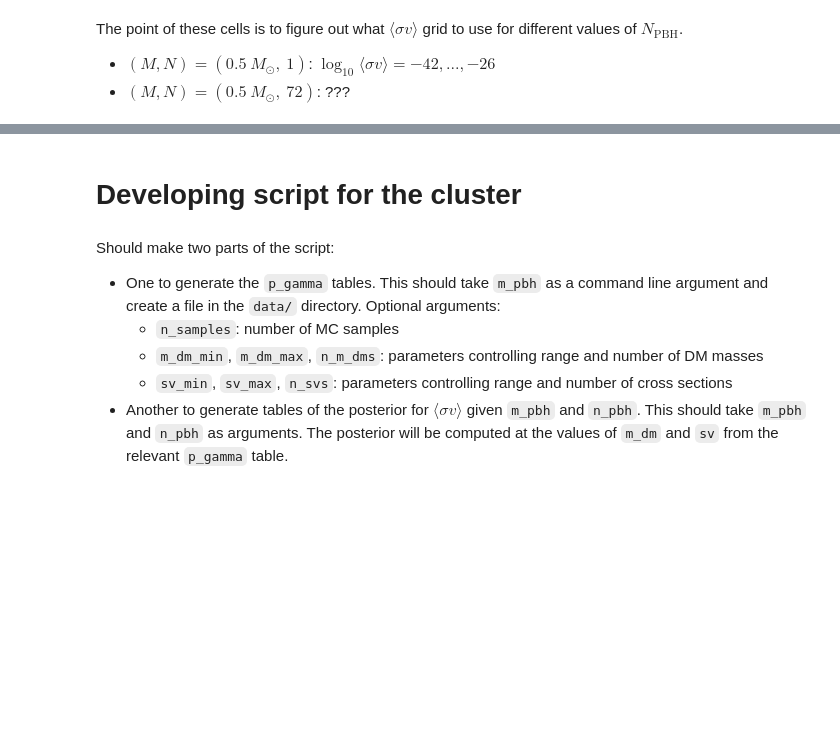
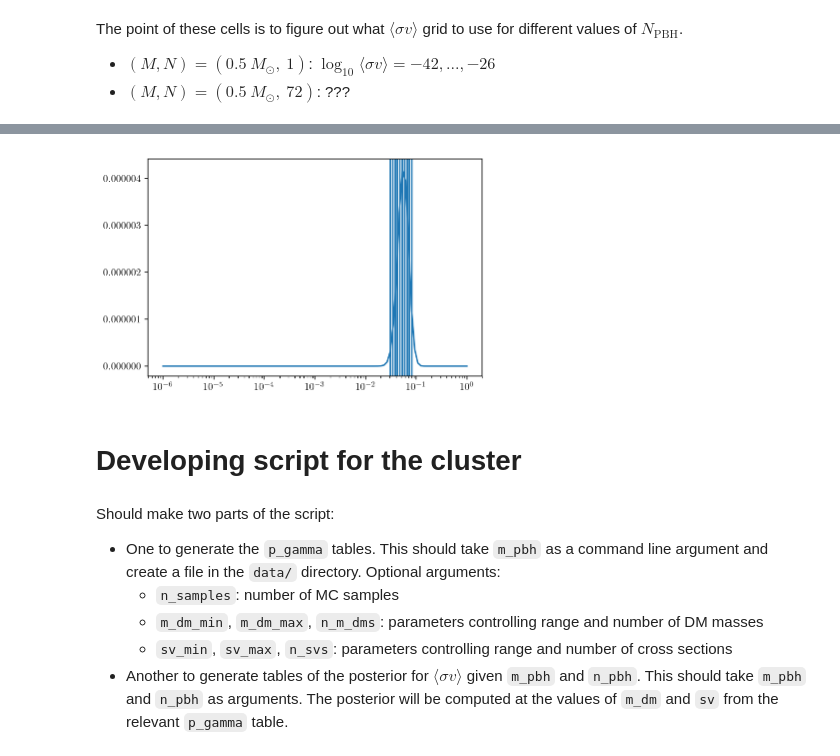
Before and after one commit to adam-coogan/pbhs_vs_wimps, a Jupyter notebook: detecting_dm_with_pbhs_08_feb_2019.ipynb, the cells around one changed output, grey strips where cells are left out. Saved outputs shown, nothing was run; the diff lists cells and outputs as text; code cells hidden in the pictures; blank space fills up the shorter version.

```diff
--- a/detecting_dm_with_pbhs_08_feb_2019.ipynb
+++ b/detecting_dm_with_pbhs_08_feb_2019.ipynb
@@ -114,0 +119,4 @@ os.system("say 'Did it!'")
+# %%
+# Load p_gamma table
+svs, m_dms, p_gamma, p_gamma_err = load_p_gamma(m_pbh)
+m_dm_mg, sv_mg = np.meshgrid(m_dms, svs)
@@ -115,3 +185,17 @@ os.system("say 'Did it!'")
+# %%
+idx = 18
+plt.xscale("log")
+plt.plot(fs, post_integrand_vals[:, idx])
+for f in get_f_samples(fs, post_integrand_vals[:, idx]):
+    plt.axvline(f)
+
+# d = (np.sign(np.max(post_integrand_vals[:, idx])*0.25 - post_integrand_vals[:-1, idx]) -
+#      np.sign(np.max(post_integrand_vals[:, idx])*0.25 - post_integrand_vals[1:, idx]))
+# plt.plot(fs[:-1], d)
+# plt.plot(fs[np.where(d > 0)[0][0]], 2., '.')
+# plt.plot(fs[np.where(d < 0)[0][0]], -2., '.')
+# %% [output]
+[figure, added]
 # %% [markdown]
 # Developing script for the cluster
 # %% [markdown]
```
Also changed, not shown: parts of 18 cells of this notebook, 2 other files.
